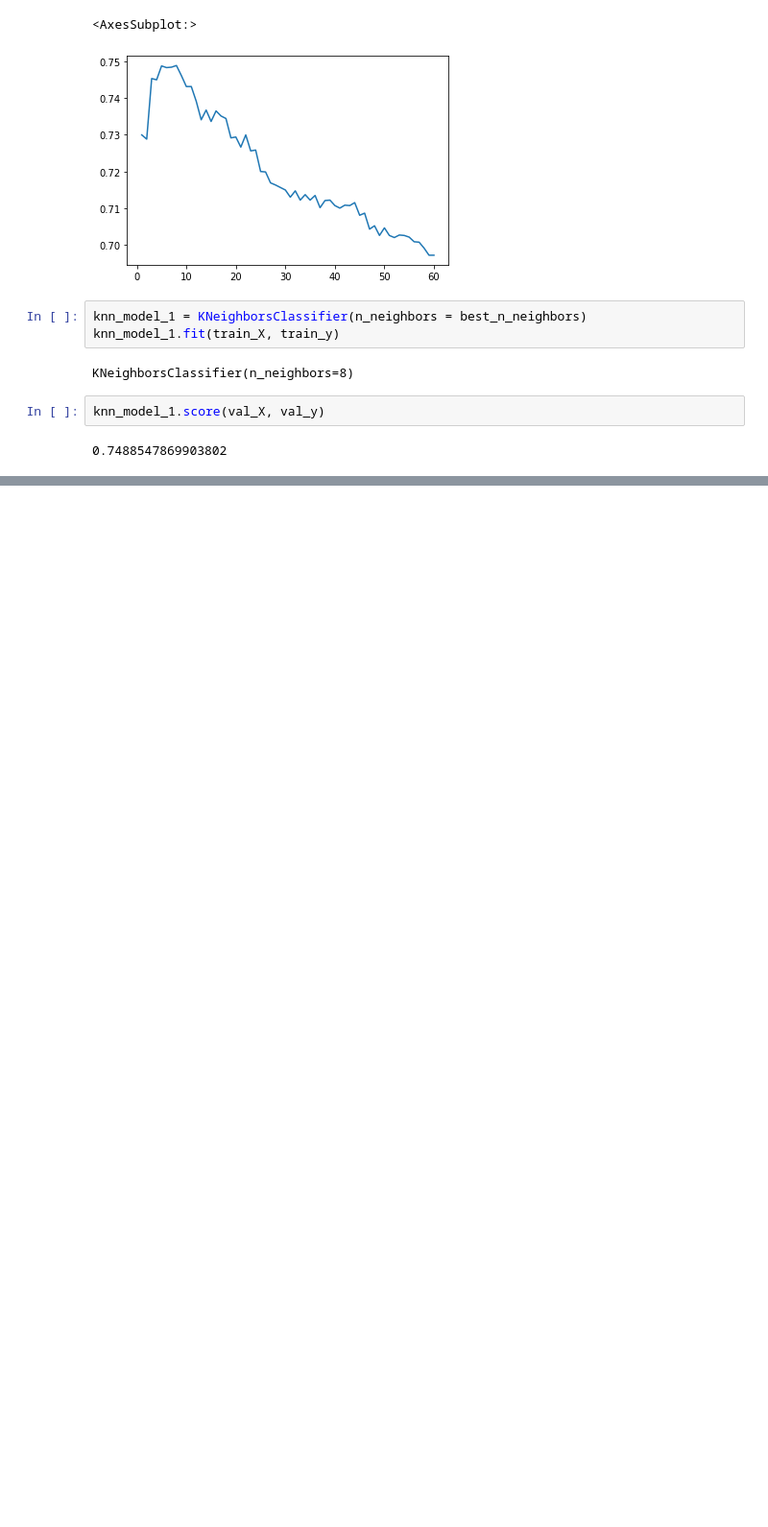
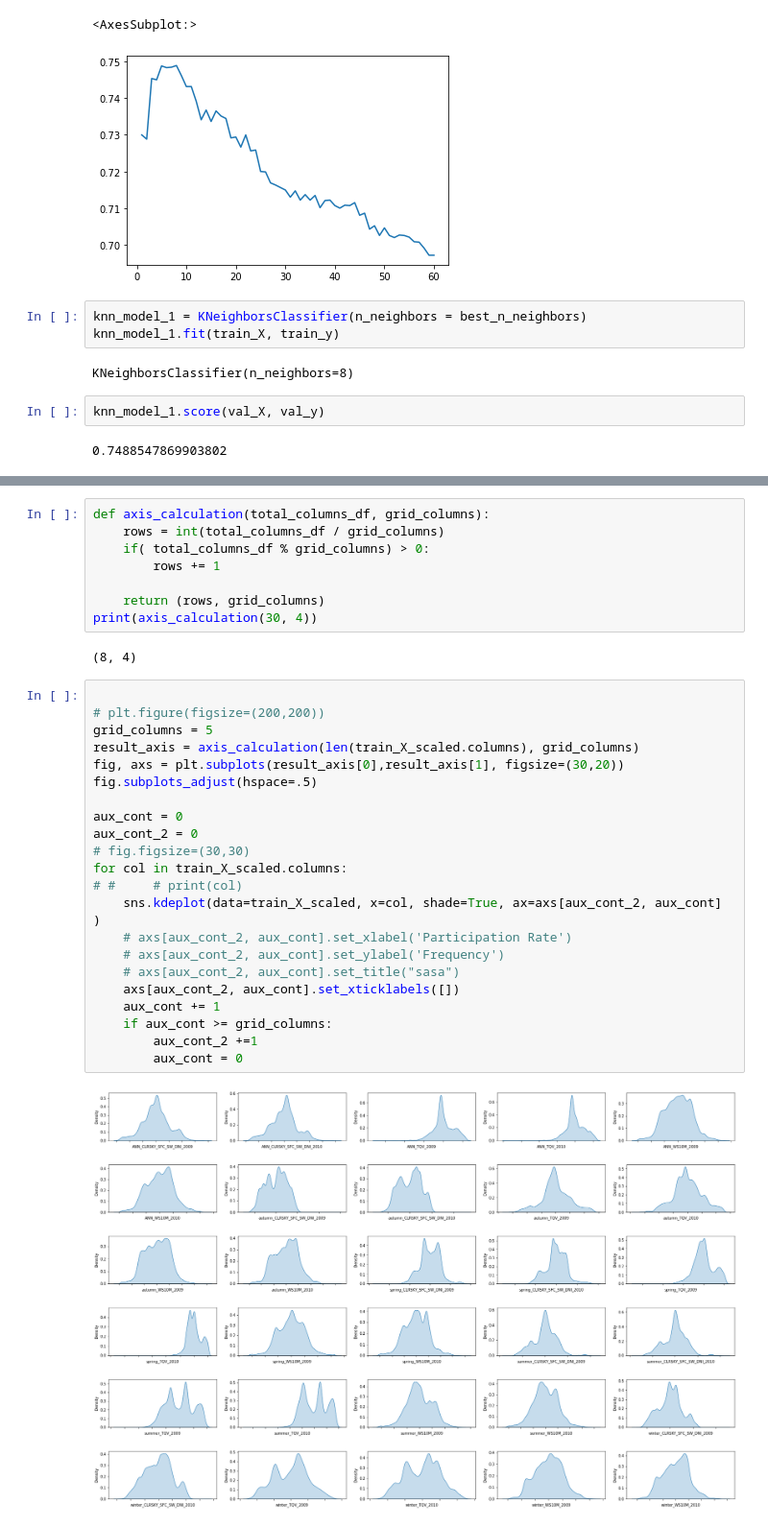
Before and after one commit to tomashbk/solar_wind_power_plants_prediction, a Jupyter notebook: notebooks/0.3-EDA-in-data-transformed-and-combined.ipynb, the cells around one changed output, grey strips where cells are left out. Shown at 96% size. Saved outputs shown, nothing was run; the diff lists cells and outputs as text; blank space fills up the shorter version.

```diff
--- a/notebooks/0.3-EDA-in-data-transformed-and-combined.ipynb
+++ b/notebooks/0.3-EDA-in-data-transformed-and-combined.ipynb
@@ -431,0 +456,34 @@ val_X_scaled = pd.DataFrame(x_scaled)
+# %%
+def axis_calculation(total_columns_df, grid_columns):
+    rows = int(total_columns_df / grid_columns)
+    if( total_columns_df % grid_columns) > 0:
+        rows += 1
+
+    return (rows, grid_columns)
+print(axis_calculation(30, 4))
+# %% [output]
+(8, 4)
+# %%
+
+# plt.figure(figsize=(200,200))
+grid_columns = 5
+result_axis = axis_calculation(len(train_X_scaled.columns), grid_columns)
+fig, axs = plt.subplots(result_axis[0],result_axis[1], figsize=(30,20))
+fig.subplots_adjust(hspace=.5)
+
+aux_cont = 0
+aux_cont_2 = 0
+# fig.figsize=(30,30)
+for col in train_X_scaled.columns:
+# #     # print(col)
+    sns.kdeplot(data=train_X_scaled, x=col, shade=True, ax=axs[aux_cont_2, aux_cont] )
+    # axs[aux_cont_2, aux_cont].set_xlabel('Participation Rate')
+    # axs[aux_cont_2, aux_cont].set_ylabel('Frequency')
+    # axs[aux_cont_2, aux_cont].set_title("sasa")
+    axs[aux_cont_2, aux_cont].set_xticklabels([])
+    aux_cont += 1
+    if aux_cont >= grid_columns:
+        aux_cont_2 +=1
+        aux_cont = 0
+# %% [output]
+[figure, added]
```
Also changed, not shown: parts of 11 cells of this notebook.
